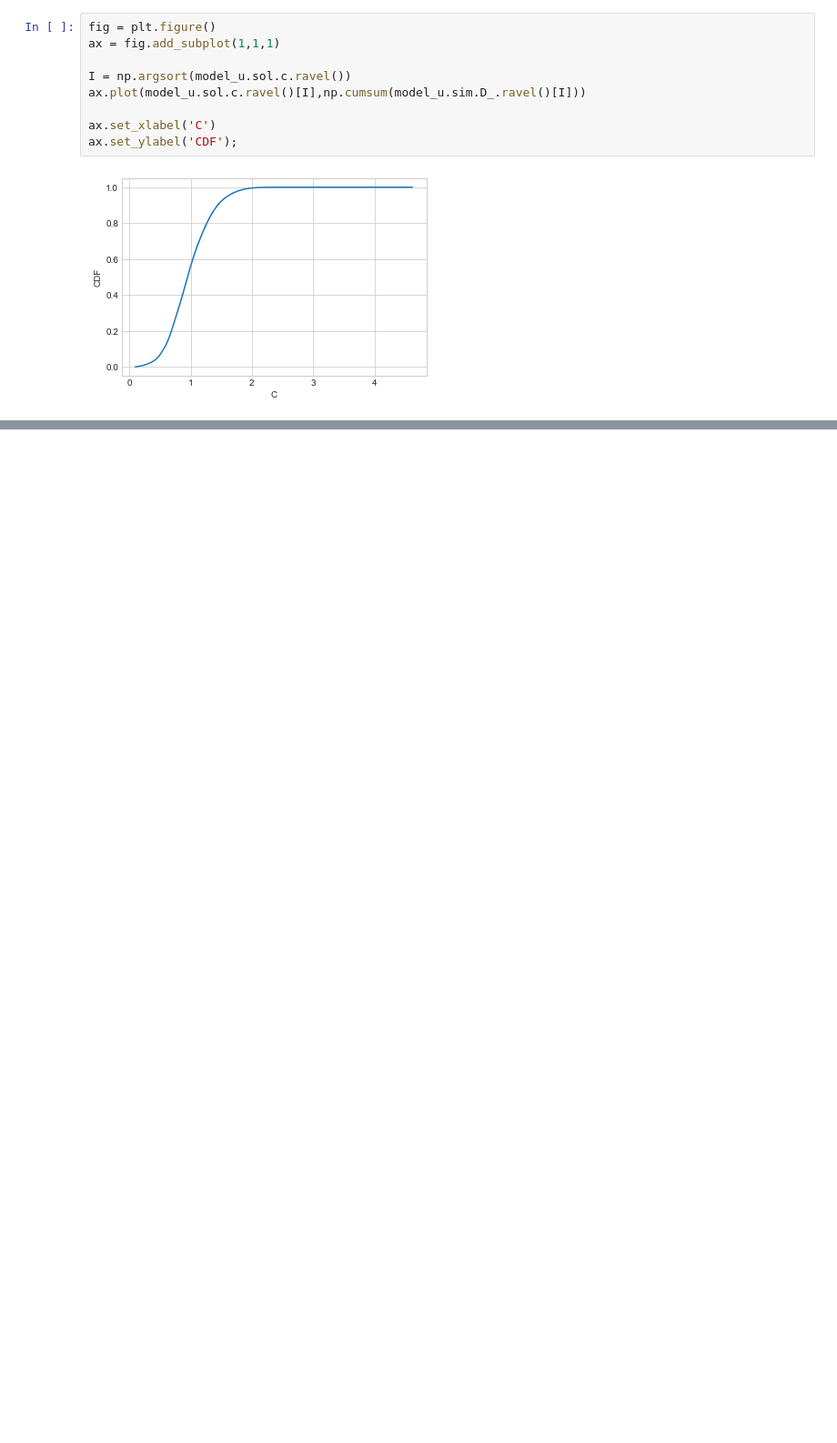
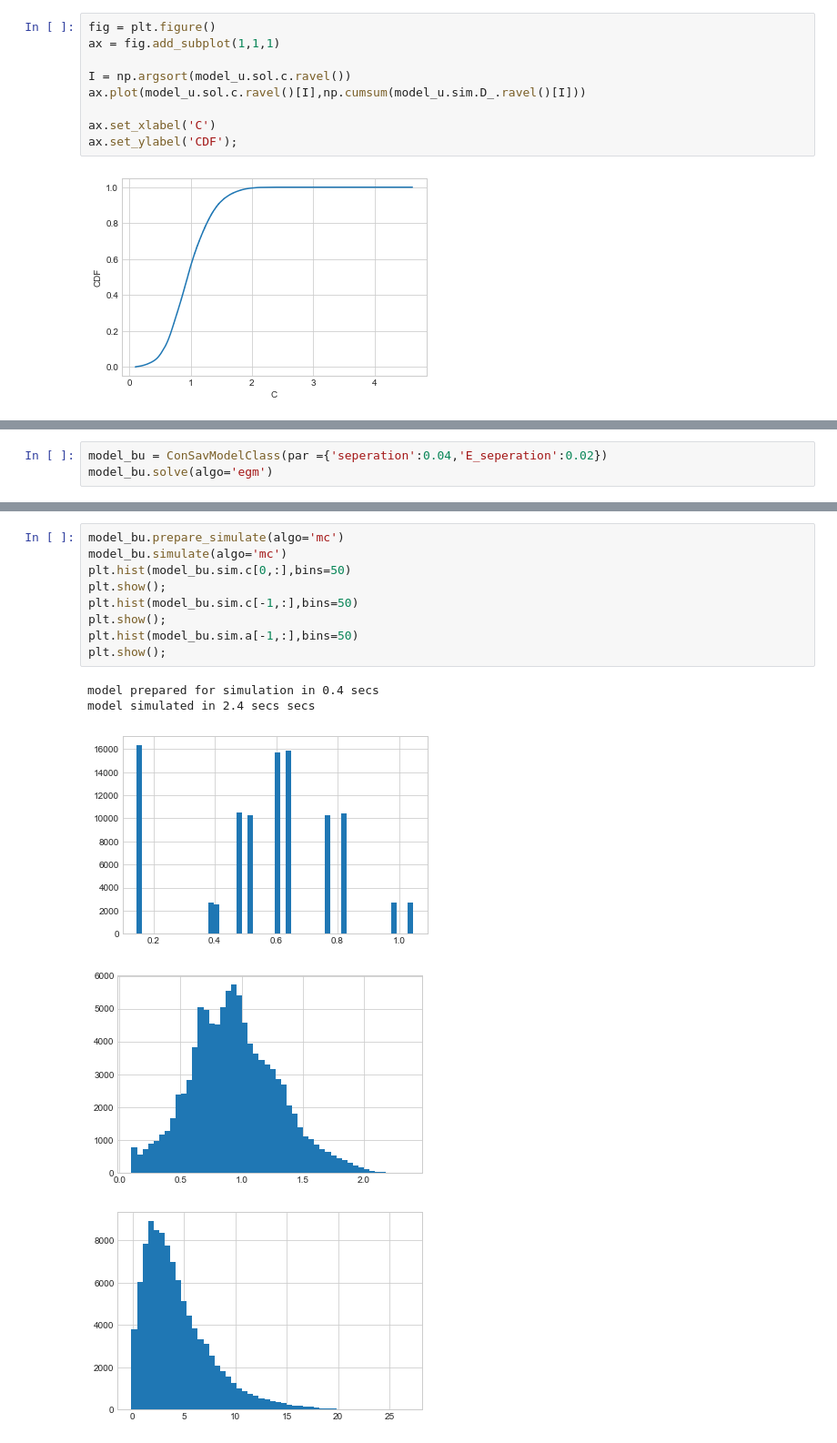
Before and after one commit to AskerNC/AdvMacroHet, a Jupyter notebook: Exercises/L2_3/L2.ipynb, the cells around one changed output, grey strips where cells are left out. Shown at 91% size. Cells and saved outputs as stored; diff of their text form; blank space fills up the shorter version.

```diff
--- a/Exercises/L2_3/L2.ipynb
+++ b/Exercises/L2_3/L2.ipynb
@@ -544,0 +578,3 @@ ax.set_ylabel('CDF');
+# %%
+model_bu = ConSavModelClass(par ={'seperation':0.04,'E_seperation':0.02})
+model_bu.solve(algo='egm')
@@ -544,0 +610,15 @@ ax.set_ylabel('CDF');
+# %%
+model_bu.prepare_simulate(algo='mc')
+model_bu.simulate(algo='mc')
+plt.hist(model_bu.sim.c[0,:],bins=50)
+plt.show();
+plt.hist(model_bu.sim.c[-1,:],bins=50)
+plt.show();
+plt.hist(model_bu.sim.a[-1,:],bins=50)
+plt.show();
+# %% [output]
+model prepared for simulation in 0.4 secs
+model simulated in 2.4 secs secs
+[figure, added]
+[figure, added]
+[figure, added]
```
Also changed, not shown: parts of 32 cells of this notebook, 4 other files.
